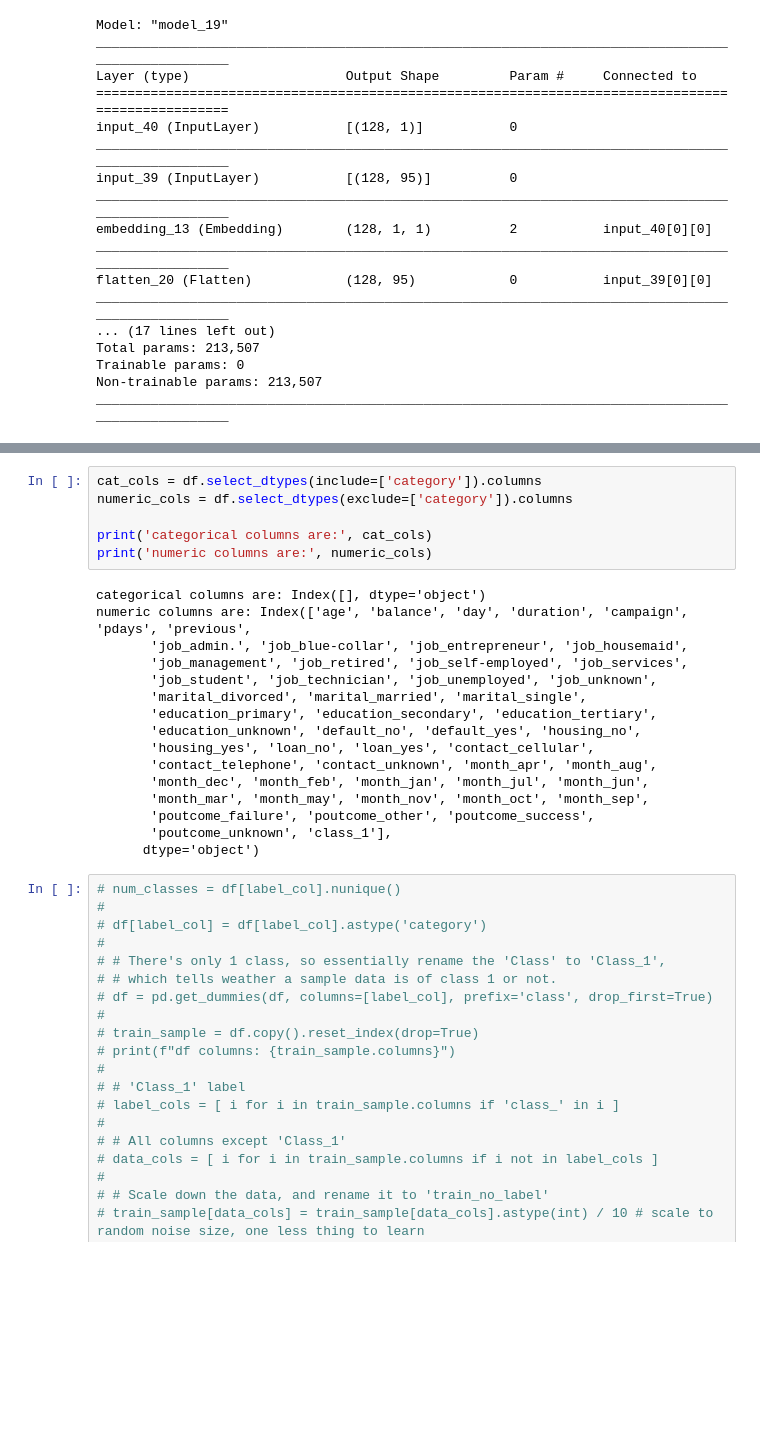
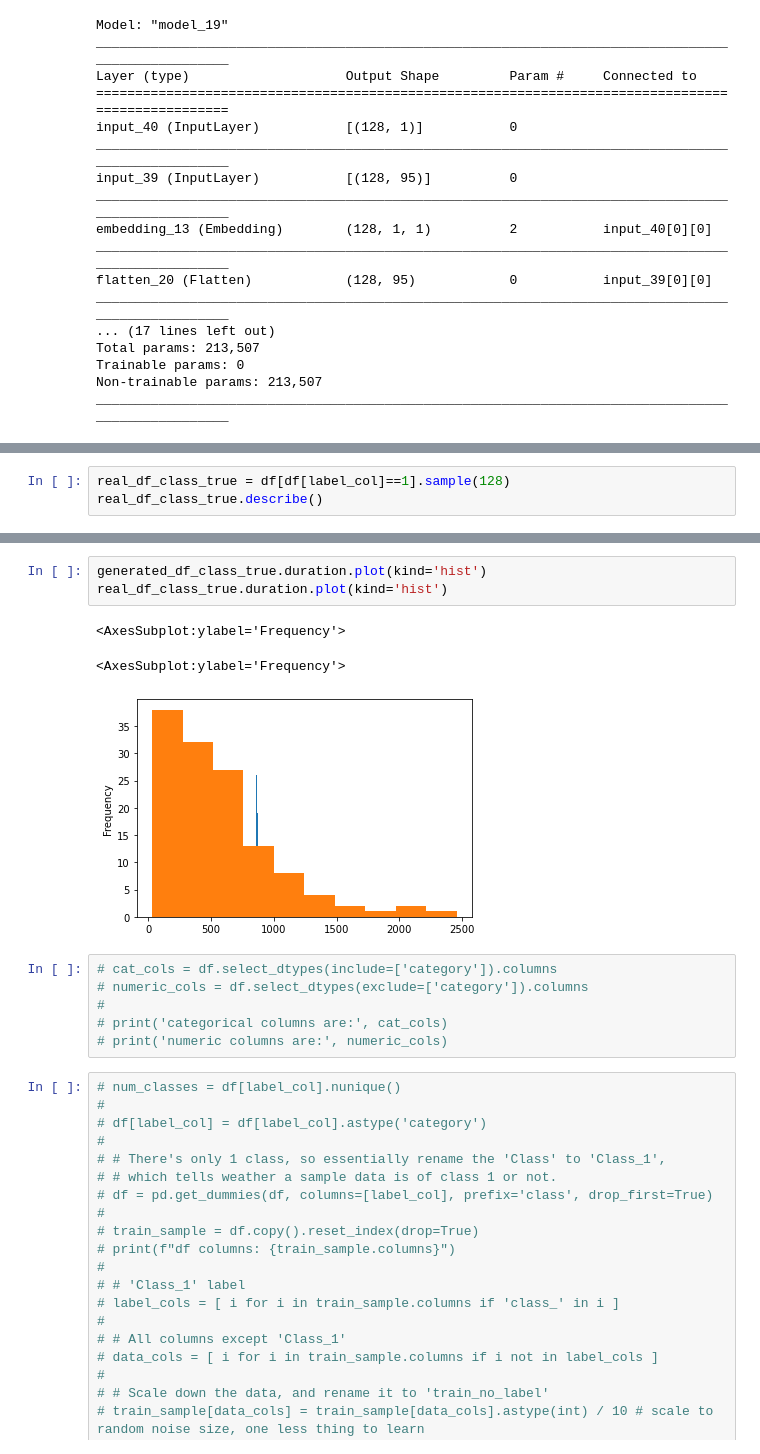
Before and after one commit to guyfreund/data_drift_detection, a Jupyter notebook: src/pipeline/data_generation/bank_marketing_generative_model_training.ipynb, the cells around one changed output, grey strips where cells are left out. Drawn from its saved outputs; the diff is of its cells as text; blank space fills up the shorter version.

```diff
--- a/src/pipeline/data_generation/bank_marketing_generative_model_training.ipynb
+++ b/src/pipeline/data_generation/bank_marketing_generative_model_training.ipynb
@@ -217,0 +227,3 @@ ________________________________________________________________________________
+# %%
+real_df_class_true = df[df[label_col]==1].sample(128)
+real_df_class_true.describe()
@@ -218,25 +270,16 @@ ________________________________________________________________________________
+# %%
+generated_df_class_true.duration.plot(kind='hist')
+real_df_class_true.duration.plot(kind='hist')
+# %% [output]
+<AxesSubplot:ylabel='Frequency'>
+<AxesSubplot:ylabel='Frequency'>
+[figure, added]
 # %%
-cat_cols = df.select_dtypes(include=['category']).columns
-numeric_cols = df.select_dtypes(exclude=['category']).columns
-
-print('categorical columns are:', cat_cols)
-print('numeric columns are:', numeric_cols)
+# cat_cols = df.select_dtypes(include=['category']).columns
+# numeric_cols = df.select_dtypes(exclude=['category']).columns
+#
+# print('categorical columns are:', cat_cols)
+# print('numeric columns are:', numeric_cols)
-# %% [output]
-categorical columns are: Index([], dtype='object')
-numeric columns are: Index(['age', 'balance', 'day', 'duration', 'campaign', 'pdays', 'previous',
-       'job_admin.', 'job_blue-collar', 'job_entrepreneur', 'job_housemaid',
-       'job_management', 'job_retired', 'job_self-employed', 'job_services',
-       'job_student', 'job_technician', 'job_unemployed', 'job_unknown',
-       'marital_divorced', 'marital_married', 'marital_single',
-       'education_primary', 'education_secondary', 'education_tertiary',
-       'education_unknown', 'default_no', 'default_yes', 'housing_no',
-       'housing_yes', 'loan_no', 'loan_yes', 'contact_cellular',
-       'contact_telephone', 'contact_unknown', 'month_apr', 'month_aug',
-       'month_dec', 'month_feb', 'month_jan', 'month_jul', 'month_jun',
-       'month_mar', 'month_may', 'month_nov', 'month_oct', 'month_sep',
-       'poutcome_failure', 'poutcome_other', 'poutcome_success',
-       'poutcome_unknown', 'class_1'],
-      dtype='object')
 # %%
 # num_classes = df[label_col].nunique()
 #
```
Also changed, not shown: parts of 13 cells of this notebook, 2 other files.
